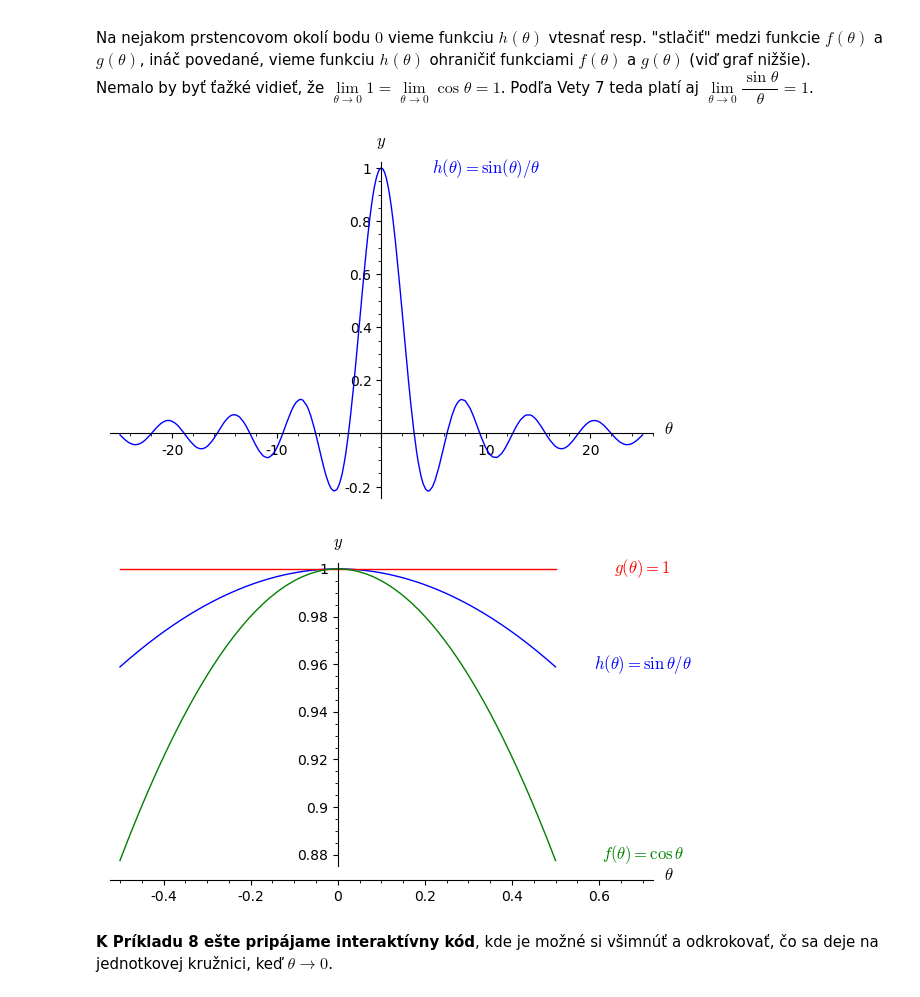
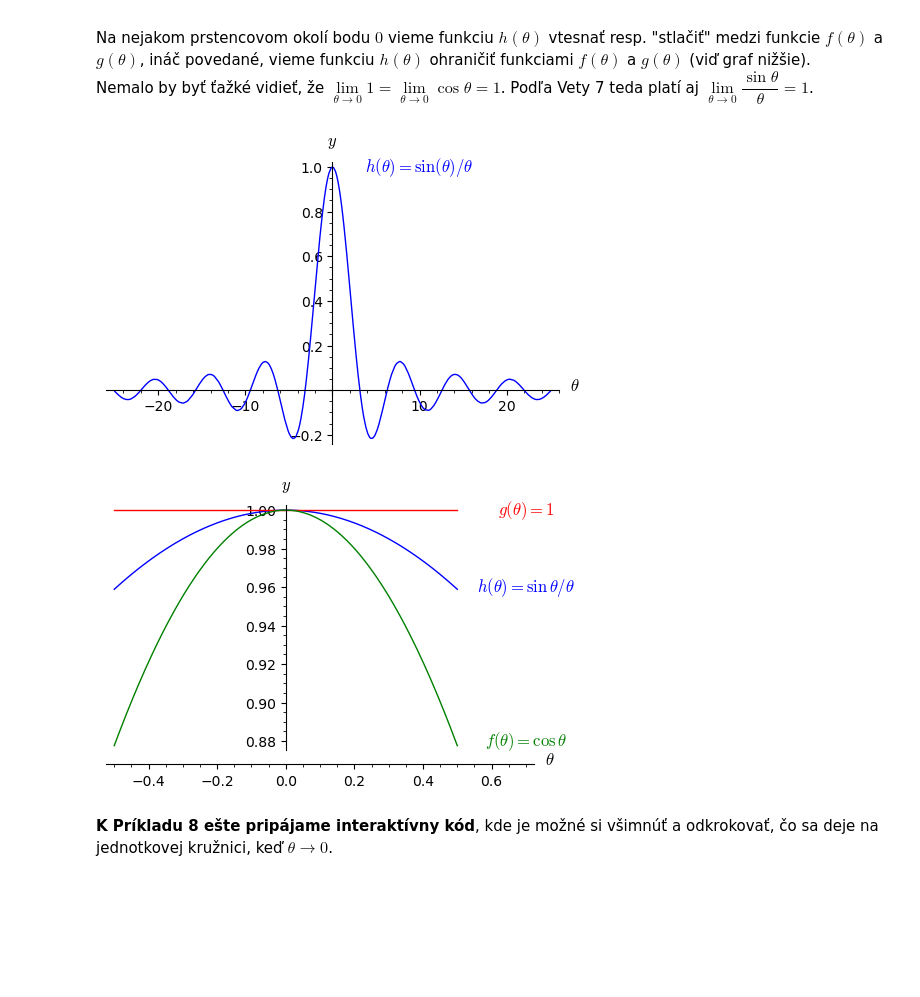
Before and after one commit to SamuelHanusic/MTIb, a Jupyter notebook: MTIb/Tema1/MTIbTema1LimitaFunkcie.ipynb, the cells around one changed output. Saved outputs shown, nothing was run; the diff lists cells and outputs as text; code cells hidden in the pictures; blank space fills up the shorter version.

```diff
--- a/MTIb/Tema1/MTIbTema1LimitaFunkcie.ipynb
+++ b/MTIb/Tema1/MTIbTema1LimitaFunkcie.ipynb
@@ -621,21 +627,21 @@ theta =  var('theta', latex_name="\\theta")
 h(theta) = sin(theta)/theta
 kwds = {'fontsize':12}
 p1 = plot(h(theta), (x, -25, 25), axes_labels=['$\\theta$', '$y$'], axes_labels_size = 1.2) + text(r"$h(\theta)=\sin(\theta)/\theta$", (10, 1), color='blue',**kwds)
-show(p1)
+show(p1, figsize=5)
 # %% [output]
-[figure, old version]
+[figure, new version]
 # %%
 theta =  var('theta', latex_name="\\theta")
 h(theta) = sin(theta)/theta
 g(x) = 1
 f(x) = cos(theta)
 kwds = {'fontsize':12}
 p1 = plot(h(theta), (theta, -0.5, 0.5), axes_labels=['$\\theta$', '$y$'], axes_labels_size = 1.2) + text(r"$h(\theta)=\sin\,\theta/\theta$", (0.7, 0.96), color='blue',**kwds)
 p2 = plot(g(theta), (theta, -0.5, 0.5), axes_labels=['$\\theta$', '$y$'], axes_labels_size = 1.2, color = 'red') + text(r"$g(\theta)=1$", (0.7, 1), color='red',**kwds)
 p3 = plot(f(theta), (theta, -0.5, 0.5), axes_labels=['$\\theta$', '$y$'], axes_labels_size = 1.2, color = 'green') + text(r"$f(\theta)=\cos\,\theta$", (0.7, 0.88), color='green',**kwds)
-show(p1+p2+p3)
+show(p1+p2+p3, figsize=5)
 # %% [output]
-[figure, old version]
+[figure, new version]
 # %% [markdown]
 **K Príkladu 8 ešte pripájame interaktívny kód**, kde je možné si všimnúť a odkrokovať, čo sa deje na jednotkovej kružnici, keď $\theta\to0$.
 # %%
```
Also changed, not shown: parts of 18 cells of this notebook, 9 other files.
